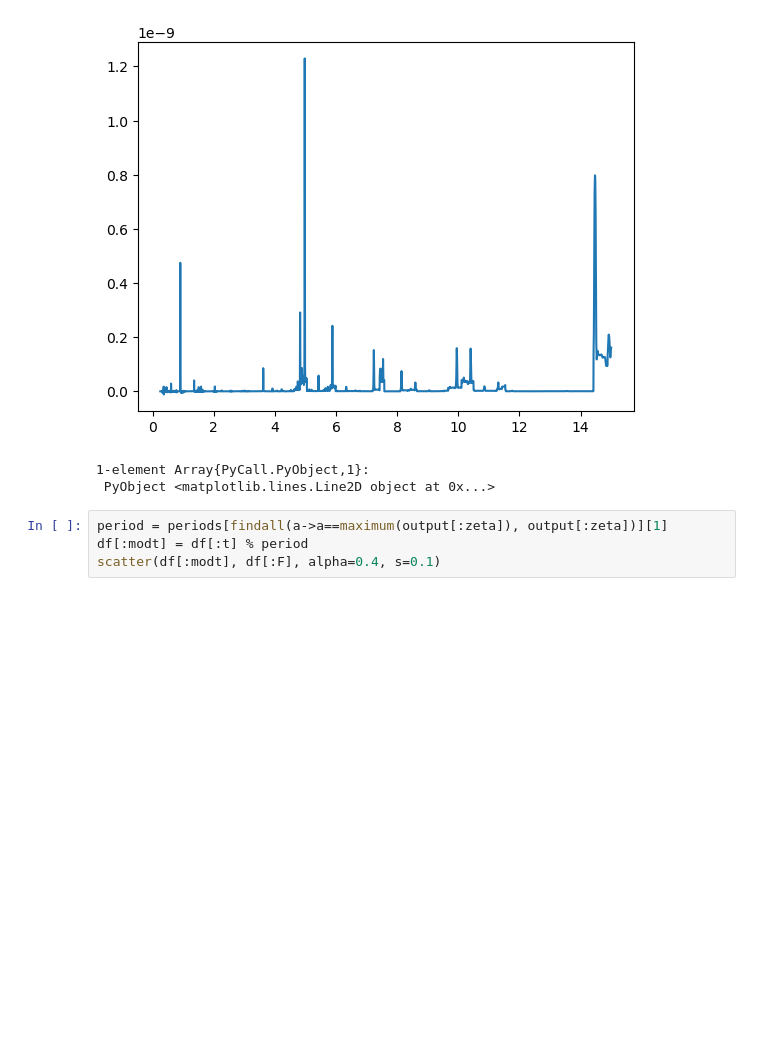
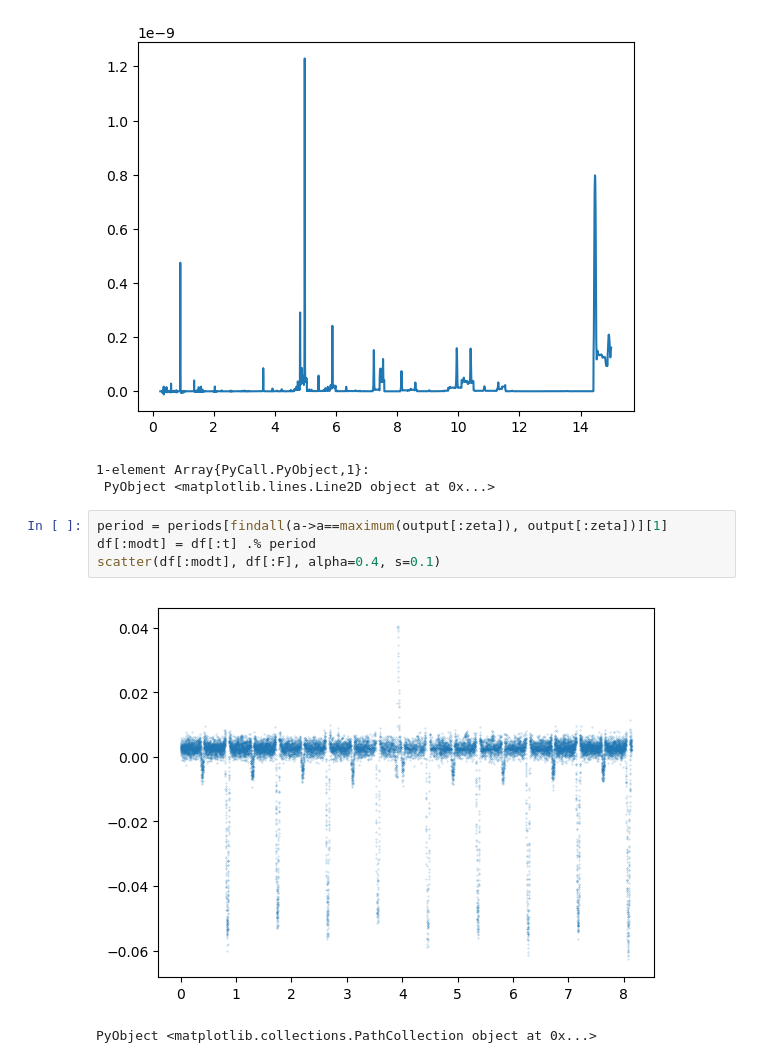
Before and after one commit to joheenc/TESS_data_analysis, a Jupyter notebook: sector1/25078924.ipynb, the cells around one changed output. Saved outputs shown, nothing was run; the diff lists cells and outputs as text; blank space fills up the shorter version.

```diff
--- a/sector1/25078924.ipynb
+++ b/sector1/25078924.ipynb
@@ -107,5 +107,8 @@ plot(periods, output.zeta)
  PyObject <matplotlib.lines.Line2D object at 0x...>
 # %%
 period = periods[findall(a->a==maximum(output[:zeta]), output[:zeta])][1]
-df[:modt] = df[:t] % period
+df[:modt] = df[:t] .% period
 scatter(df[:modt], df[:F], alpha=0.4, s=0.1)
+# %% [output]
+[figure, added]
+PyObject <matplotlib.collections.PathCollection object at 0x...>
```
Also changed, not shown: parts of 4 cells of this notebook.
